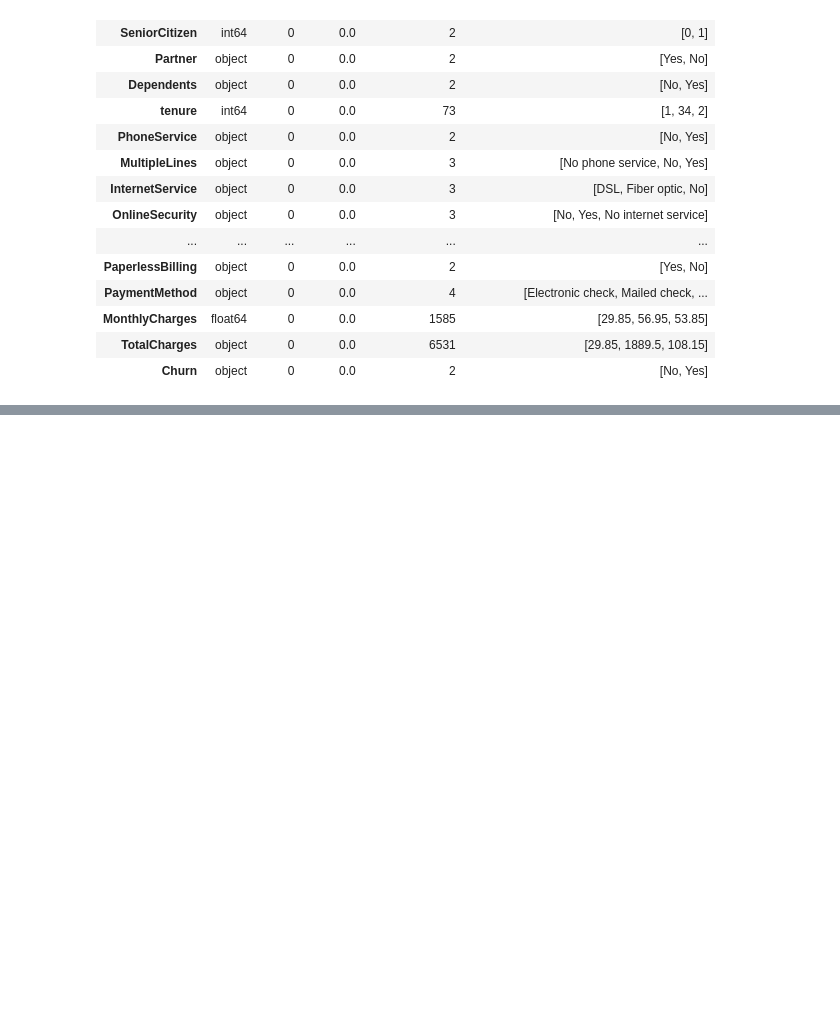
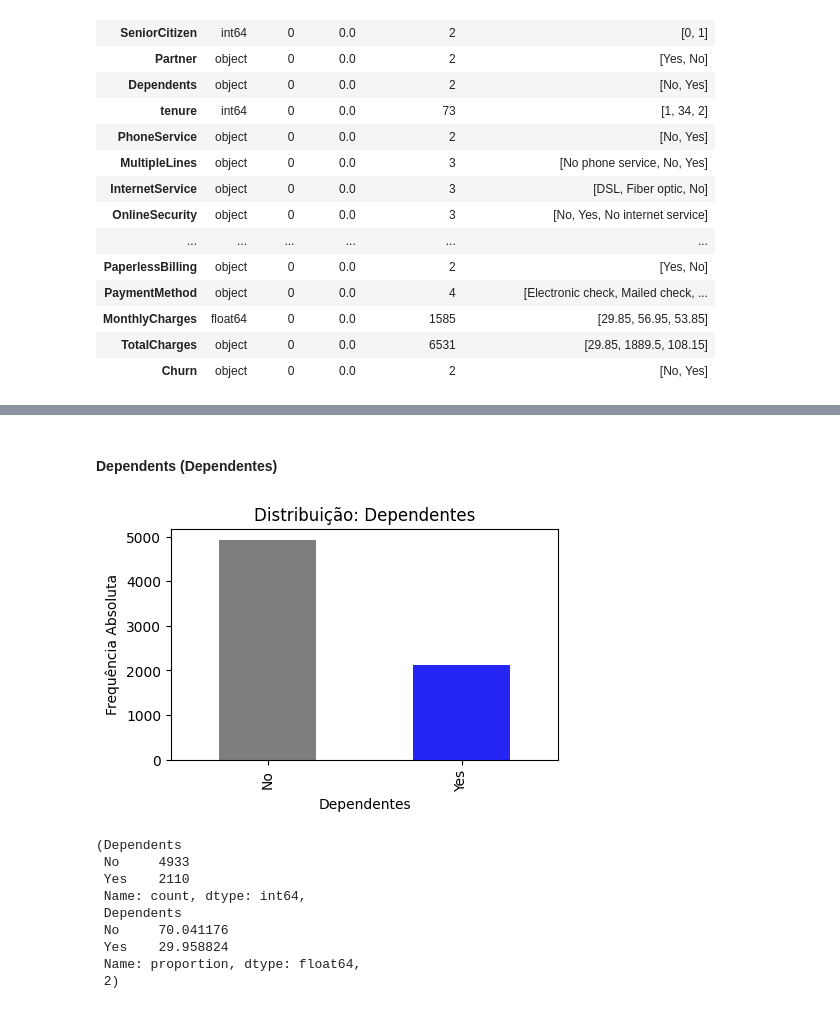
Before and after one commit to Lucas-Silva-Analytics/CaseChurn, a Jupyter notebook: notebooks/case_churn.ipynb, the cells around one changed output, grey strips where cells are left out. Saved outputs shown, nothing was run; the diff lists cells and outputs as text; code cells hidden in the pictures; blank space fills up the shorter version.

```diff
--- a/notebooks/case_churn.ipynb
+++ b/notebooks/case_churn.ipynb
@@ -113,0 +178,30 @@ Name: gender, Length: 7043, dtype: object
+# %% [markdown]
+#### Dependents (Dependentes)
+# %%
+coluna = "Dependents"
+
+# Valores únicos
+valores_unicos = df[coluna].nunique()
+
+frequencia_absoluta = df[coluna].value_counts()
+frequencia_relativa = df[coluna].value_counts(normalize=True) * 100
+
+plt.figure(figsize=(5, 3))
+frequencia_absoluta.plot(kind='bar', color=["#807D7D", "#2525F5"])
+plt.title("Distribuição: Dependentes")
+plt.xlabel("Dependentes")
+plt.ylabel("Frequência Absoluta")
+plt.show()
+
+frequencia_absoluta, frequencia_relativa, valores_unicos
+# %% [output]
+[figure, added]
+(Dependents
+ No     4933
+ Yes    2110
+ Name: count, dtype: int64,
+ Dependents
+ No     70.041176
+ Yes    29.958824
+ Name: proportion, dtype: float64,
+ 2)
```
Also changed, not shown: parts of 20 cells of this notebook.
